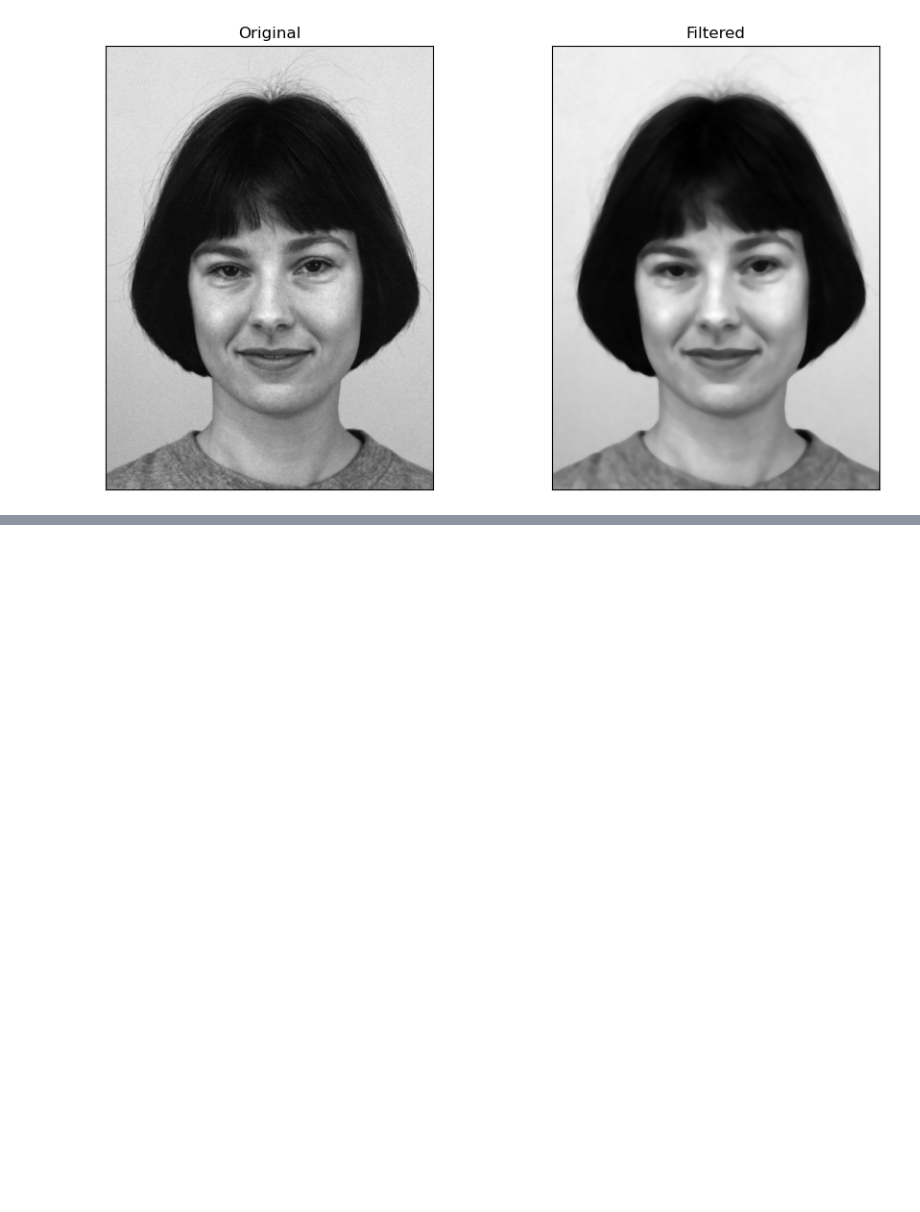
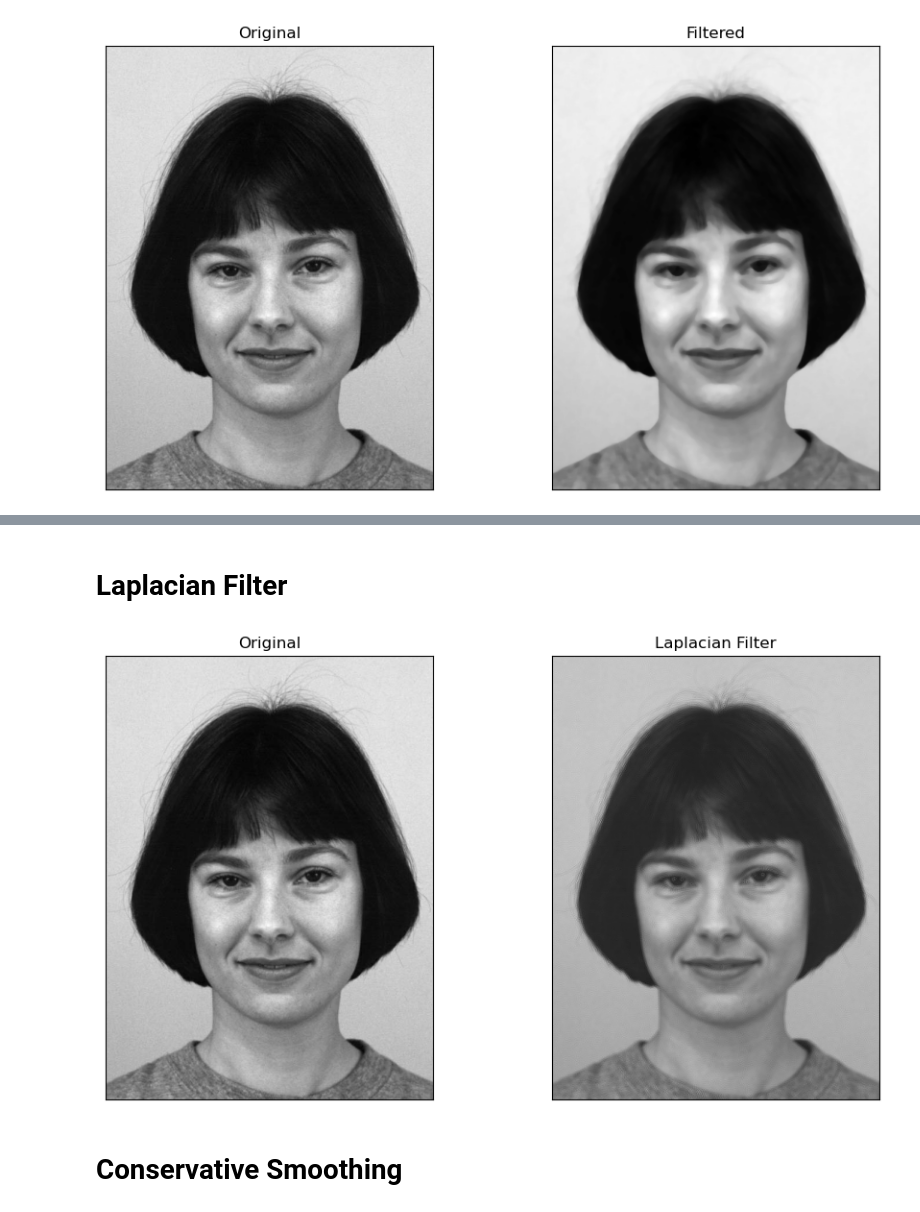
Before and after one commit to EshbanTheLearner/image-filtering, a Jupyter notebook: image-filtering.ipynb, the cells around one changed output, grey strips where cells are left out. Cells and saved outputs as stored; diff of their text form; code cells hidden in the pictures; blank space fills up the shorter version.

Commit message:
Applied Laplacian Filter

```diff
--- a/image-filtering.ipynb
+++ b/image-filtering.ipynb
@@ -71,0 +40,8 @@ conservative_smoothing_grayscale(image)
+# %% [markdown]
+# Laplacian Filter
+# %%
+apply_laplacian_grayscale(image)
+# %% [output]
+[figure, added]
+# %% [markdown]
+# Conservative Smoothing
```
Also changed, not shown: parts of 9 cells of this notebook.
